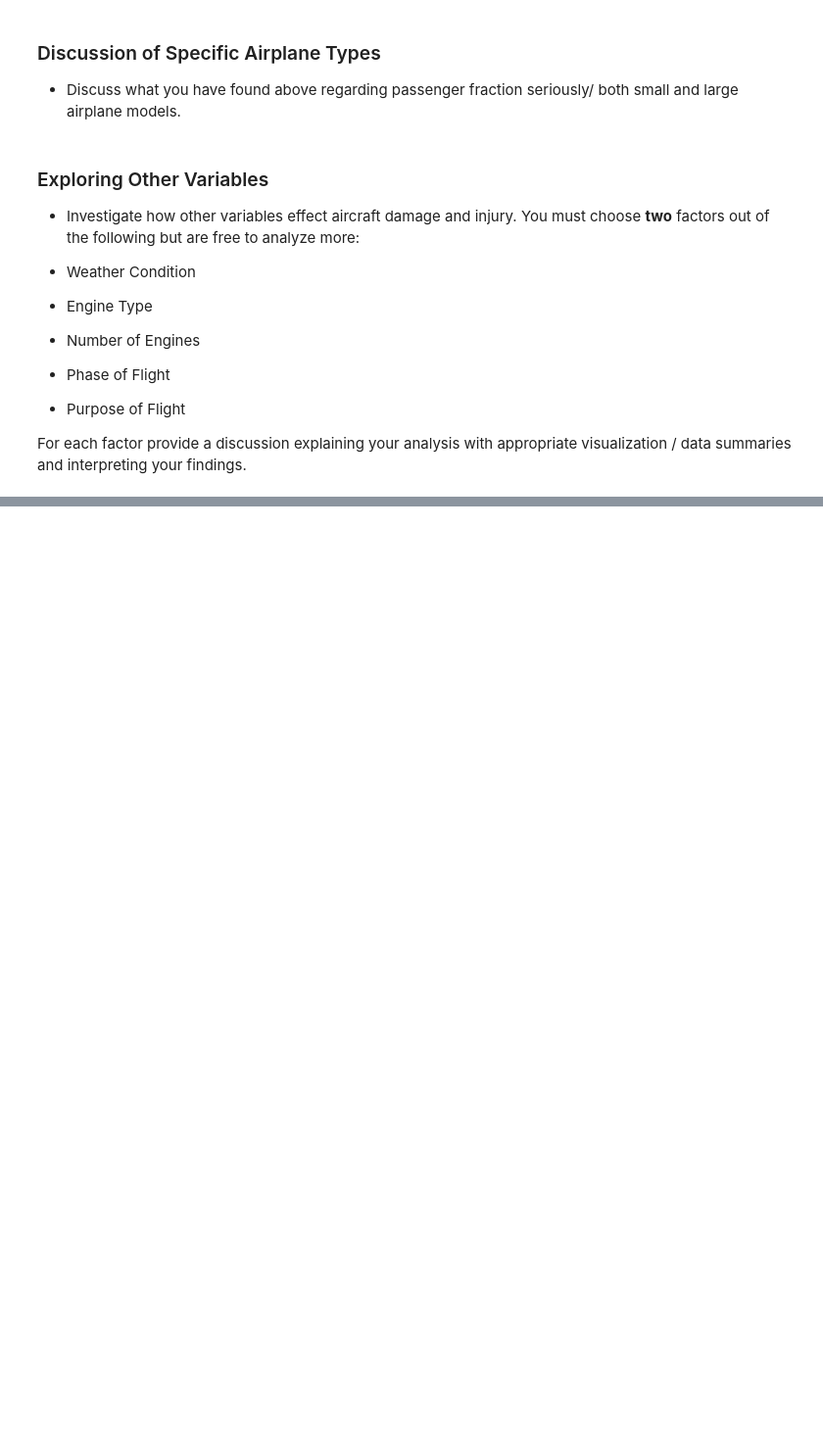
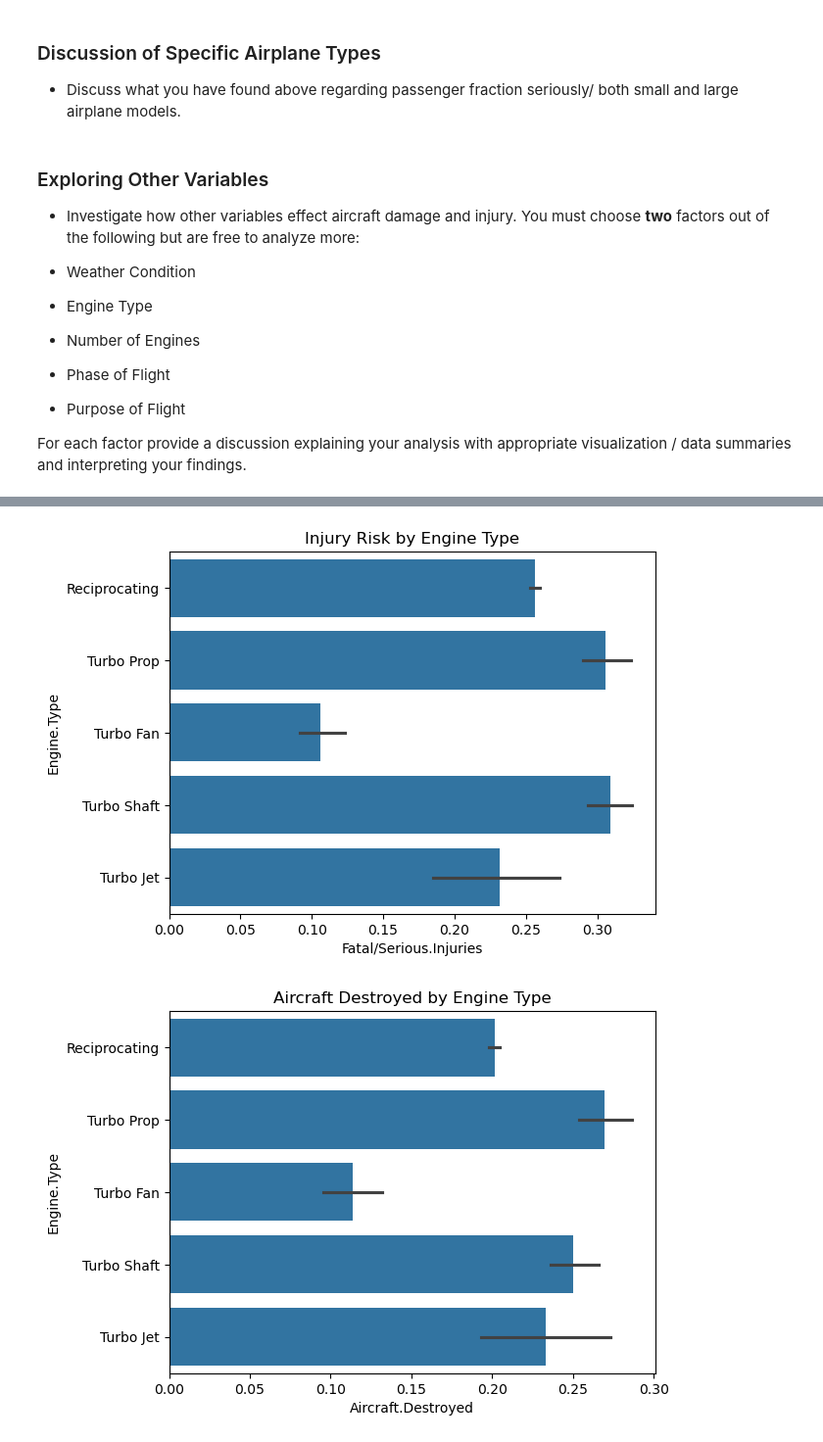
Before and after one commit to flaniyanjr/dsc-course0-m8-lab, a Jupyter notebook: Aviation_Accidents_Data_Analysis.ipynb, the cells around one changed output, grey strips where cells are left out. Shown at 98% size. Saved outputs shown, nothing was run; the diff lists cells and outputs as text; code cells hidden in the pictures; blank space fills up the shorter version.

```diff
--- a/Aviation_Accidents_Data_Analysis.ipynb
+++ b/Aviation_Accidents_Data_Analysis.ipynb
@@ -222,0 +243,20 @@ For each factor provide a discussion explaining your analysis with appropriate v
+# %%
+engine_types = df['Engine.Type'].value_counts()
+valid_engine_types = engine_types[engine_types > 50].index
+engine_type_filtered= df[df['Engine.Type'].isin(valid_engine_types)]
+
+
+injury_by_engine_type= engine_type_filtered.groupby('Engine.Type')['Fatal/Serious.Injuries'].mean().sort_values()
+destroyed_aircraft_by_engine_type= engine_type_filtered.groupby('Engine.Type')['Aircraft.Destroyed'].mean().sort_values()
+
+sns.barplot(data= engine_type_filtered, y= 'Engine.Type', x= 'Fatal/Serious.Injuries')
+plt.title('Injury Risk by Engine Type')
+plt.show()
+
+
+sns.barplot(data= engine_type_filtered, y= 'Engine.Type', x= 'Aircraft.Destroyed')
+plt.title('Aircraft Destroyed by Engine Type')
+plt.show()
+# %% [output]
+[figure, added]
+[figure, added]
```
Also changed, not shown: parts of 3 cells of this notebook.
